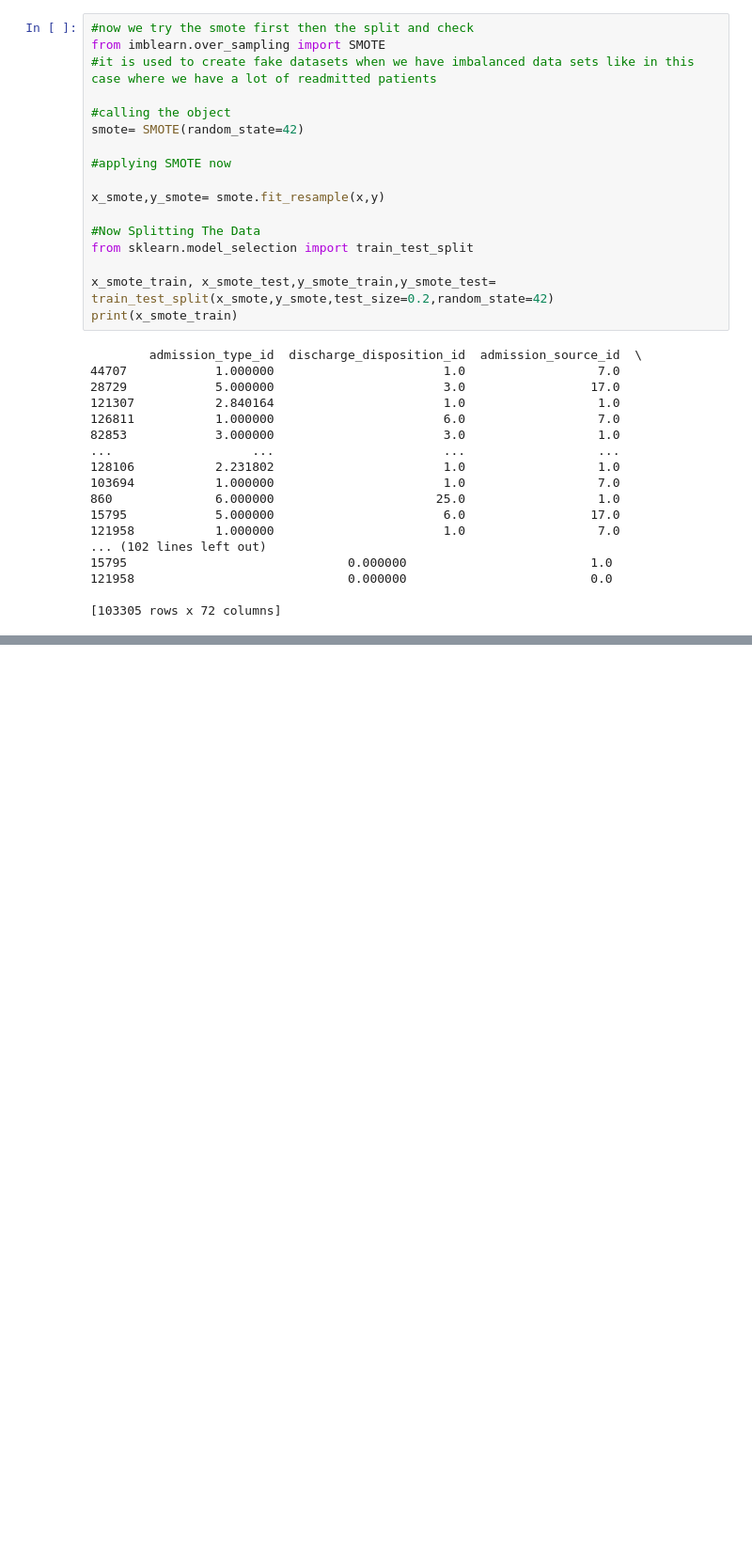
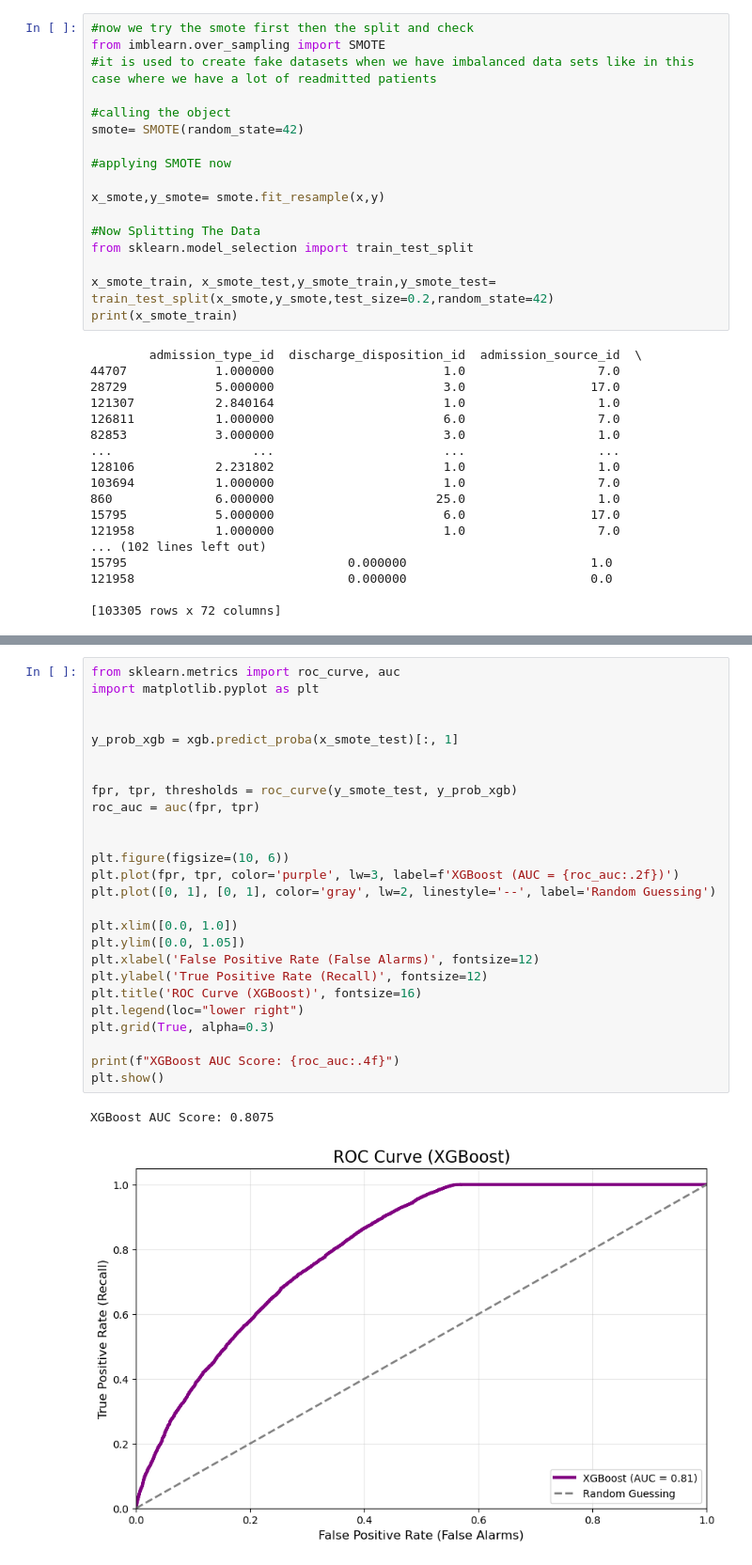
Before and after one commit to ouregan/hospital-readmission-analytics-dashboard, a Jupyter notebook: Hospital Readmissions.ipynb, the cells around one changed output, grey strips where cells are left out. Shown at 94% size. Cells and saved outputs as stored; diff of their text form; blank space fills up the shorter version.

Commit message:
Trying data visualizations for the results and other metrics

```diff
--- a/Hospital Readmissions.ipynb
+++ b/Hospital Readmissions.ipynb
@@ -885,0 +895,29 @@ Accuracy Score: 73.26%
+# %%
+from sklearn.metrics import roc_curve, auc
+import matplotlib.pyplot as plt
+
+
+y_prob_xgb = xgb.predict_proba(x_smote_test)[:, 1]
+
+
+fpr, tpr, thresholds = roc_curve(y_smote_test, y_prob_xgb)
+roc_auc = auc(fpr, tpr)
+
+
+plt.figure(figsize=(10, 6))
+plt.plot(fpr, tpr, color='purple', lw=3, label=f'XGBoost (AUC = {roc_auc:.2f})')
+plt.plot([0, 1], [0, 1], color='gray', lw=2, linestyle='--', label='Random Guessing')
+
+plt.xlim([0.0, 1.0])
+plt.ylim([0.0, 1.05])
+plt.xlabel('False Positive Rate (False Alarms)', fontsize=12)
+plt.ylabel('True Positive Rate (Recall)', fontsize=12)
+plt.title('ROC Curve (XGBoost)', fontsize=16)
+plt.legend(loc="lower right")
+plt.grid(True, alpha=0.3)
+
+print(f"XGBoost AUC Score: {roc_auc:.4f}")
+plt.show()
+# %% [output]
+XGBoost AUC Score: 0.8075
+[figure, added]
```
Also changed, not shown: parts of 9 cells of this notebook.
